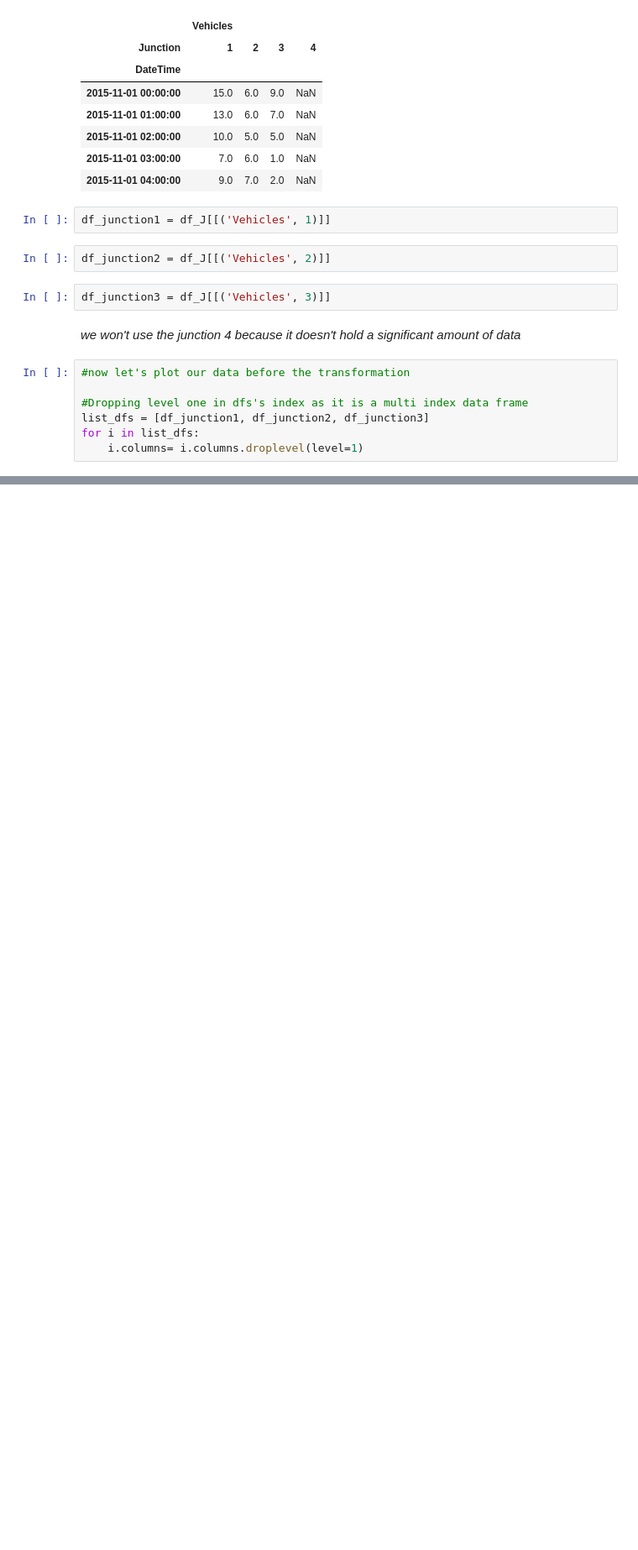
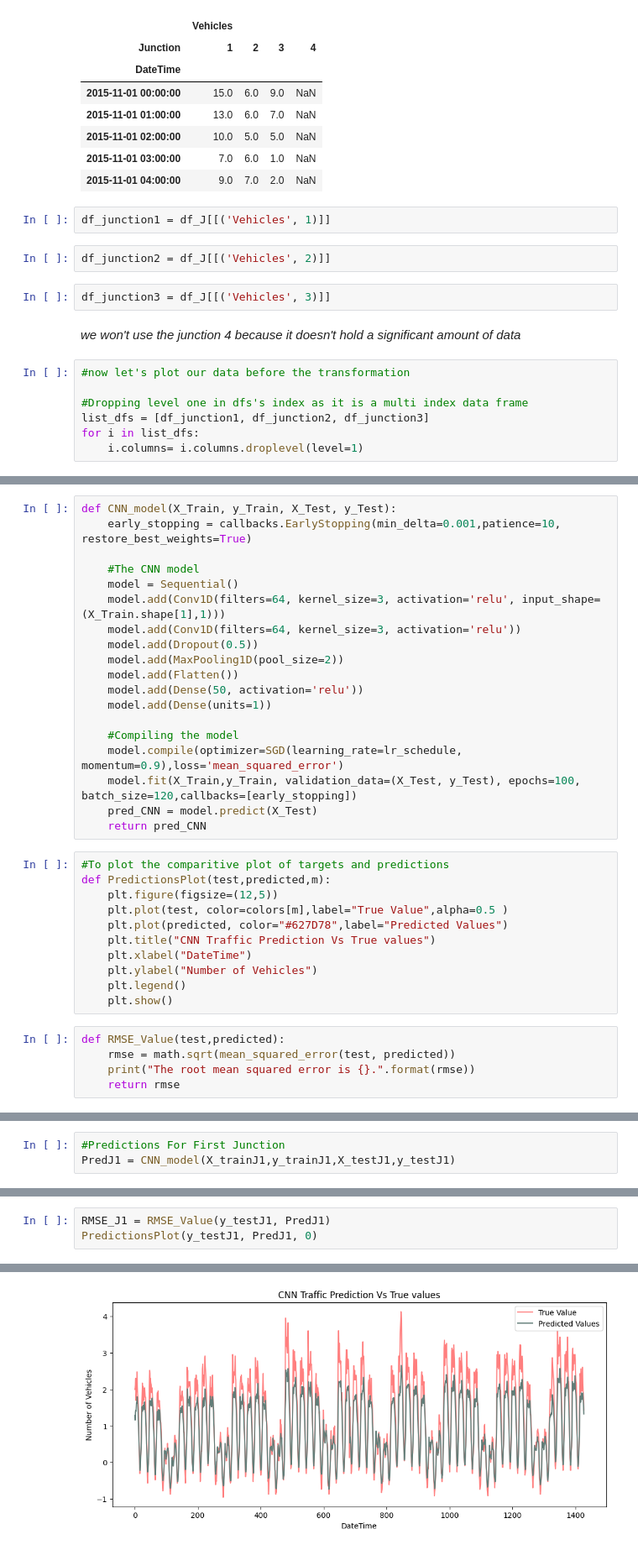
Before and after one commit to yuguerten/traffic_prediction_using_CNN, a Jupyter notebook: Traffic_prediction.ipynb, the cells around one changed output, grey strips where cells are left out. Shown at 84% size. Drawn from its saved outputs; the diff is of its cells as text; blank space fills up the shorter version.

```diff
--- a/Traffic_prediction.ipynb
+++ b/Traffic_prediction.ipynb
@@ -292,0 +392,35 @@ plt.show()
+# %%
+def CNN_model(X_Train, y_Train, X_Test, y_Test):
+    early_stopping = callbacks.EarlyStopping(min_delta=0.001,patience=10, restore_best_weights=True)
+
+    #The CNN model
+    model = Sequential()
+    model.add(Conv1D(filters=64, kernel_size=3, activation='relu', input_shape=(X_Train.shape[1],1)))
+    model.add(Conv1D(filters=64, kernel_size=3, activation='relu'))
+    model.add(Dropout(0.5))
+    model.add(MaxPooling1D(pool_size=2))
+    model.add(Flatten())
+    model.add(Dense(50, activation='relu'))
+    model.add(Dense(units=1))
+
+    #Compiling the model
+    model.compile(optimizer=SGD(learning_rate=lr_schedule, momentum=0.9),loss='mean_squared_error')
+    model.fit(X_Train,y_Train, validation_data=(X_Test, y_Test), epochs=100, batch_size=120,callbacks=[early_stopping])
+    pred_CNN = model.predict(X_Test)
+    return pred_CNN
+# %%
+#To plot the comparitive plot of targets and predictions
+def PredictionsPlot(test,predicted,m):
+    plt.figure(figsize=(12,5))
+    plt.plot(test, color=colors[m],label="True Value",alpha=0.5 )
+    plt.plot(predicted, color="#627D78",label="Predicted Values")
+    plt.title("CNN Traffic Prediction Vs True values")
+    plt.xlabel("DateTime")
+    plt.ylabel("Number of Vehicles")
+    plt.legend()
+    plt.show()
+# %%
+def RMSE_Value(test,predicted):
+    rmse = math.sqrt(mean_squared_error(test, predicted))
+    print("The root mean squared error is {}.".format(rmse))
+    return rmse
@@ -292,0 +429,3 @@ plt.show()
+# %%
+#Predictions For First Junction
+PredJ1 = CNN_model(X_trainJ1,y_trainJ1,X_testJ1,y_testJ1)
@@ -292,0 +450,4 @@ plt.show()
+# %%
+RMSE_J1 = RMSE_Value(y_testJ1, PredJ1)
+PredictionsPlot(y_testJ1, PredJ1, 0)
+# %% [output]
@@ -292,0 +455 @@ plt.show()
+[figure, added]
```
Also changed, not shown: parts of 20 cells of this notebook.
